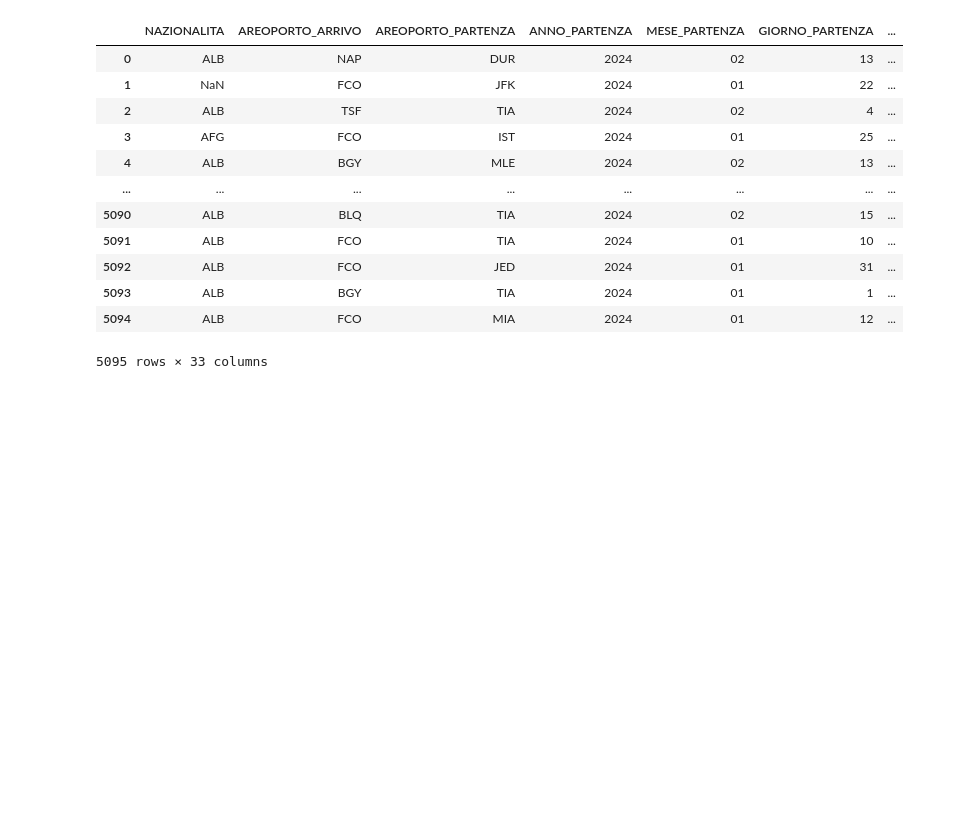
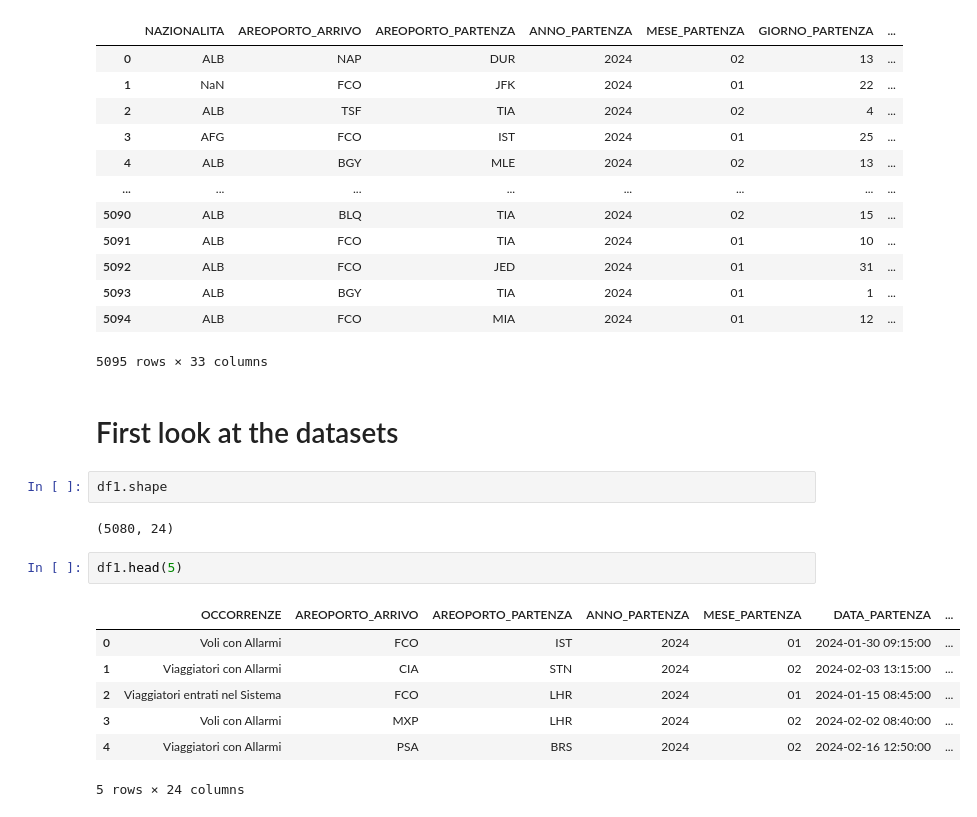
Before and after one commit to stefanotractor/FBI-Agents-817541, a Jupyter notebook: main.ipynb, the cells around one changed output. Saved outputs shown, nothing was run; the diff lists cells and outputs as text; blank space fills up the shorter version.

Commit message:
analyzing first 4 columns of df1

```diff
--- a/main.ipynb
+++ b/main.ipynb
@@ -55,3 +41,19 @@ df2
 | 5093 | ALB | BGY | TIA | 2024 | 01 | 1 | ... |
 | 5094 | ALB | FCO | MIA | 2024 | 01 | 12 | ... |
 5095 rows × 33 columns
+# %% [markdown]
+# First look at the datasets
+# %%
+df1.shape
+# %% [output]
+(5080, 24)
+# %%
+df1.head(5)
+# %% [output]
+|  | OCCORRENZE | AREOPORTO_ARRIVO | AREOPORTO_PARTENZA | ANNO_PARTENZA | MESE_PARTENZA | DATA_PARTENZA | ... |
+| 0 | Voli con Allarmi | FCO | IST | 2024 | 01 | 2024-01-30 09:15:00 | ... |
+| 1 | Viaggiatori con Allarmi | CIA | STN | 2024 | 02 | 2024-02-03 13:15:00 | ... |
+| 2 | Viaggiatori entrati nel Sistema | FCO | LHR | 2024 | 01 | 2024-01-15 08:45:00 | ... |
+| 3 | Voli con Allarmi | MXP | LHR | 2024 | 02 | 2024-02-02 08:40:00 | ... |
+| 4 | Viaggiatori con Allarmi | PSA | BRS | 2024 | 02 | 2024-02-16 12:50:00 | ... |
+5 rows × 24 columns
```
Also changed, not shown: parts of 17 cells of this notebook, 1 other file.
